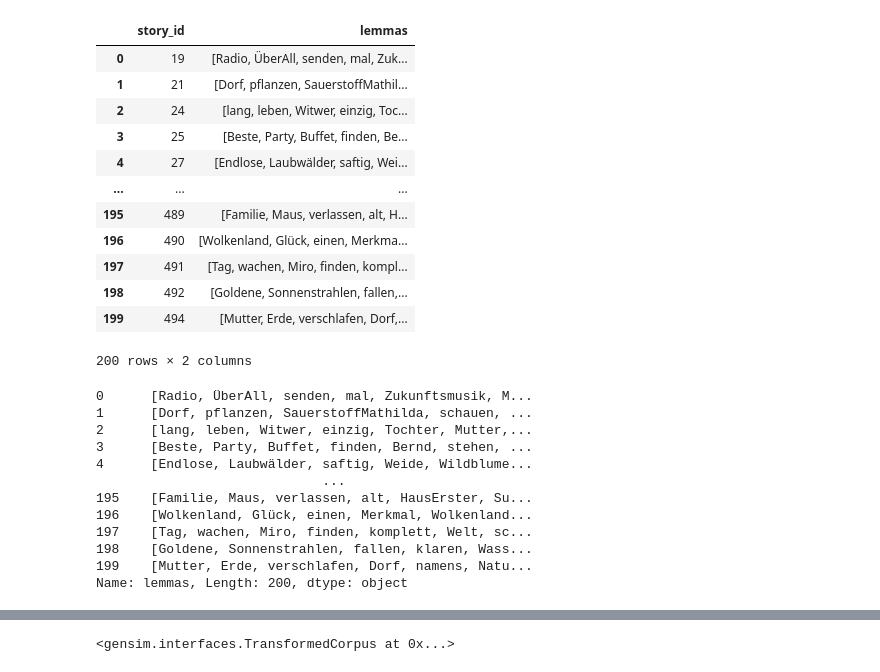
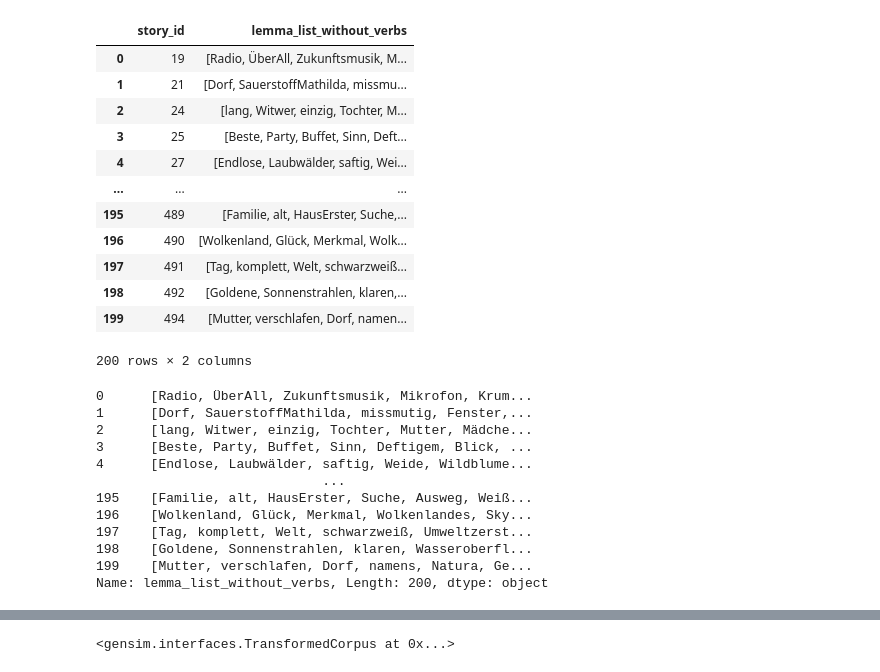
Before and after one commit to JSTech2020/group_a, a Jupyter notebook: model-training/examples/TopicModelingLDA.ipynb, the cells around one changed output, grey strips where cells are left out. Drawn from its saved outputs; the diff is of its cells as text; code cells hidden in the pictures.

```diff
--- a/model-training/examples/TopicModelingLDA.ipynb
+++ b/model-training/examples/TopicModelingLDA.ipynb
@@ -8,35 +8,35 @@ from pymongo import MongoClient
 # %%
 # define params for db operations
 uri = 'mongodb://localhost:27017/'
 database = 'zs_database'
-collection_fetch = 'autotags'
+collection_fetch = 'autotags_v2'
 collection_push = 'similarities'
 
 # initiate variables
 df = pd.DataFrame()
 db = object
 
 # connect to db. TODO: Handle exception cases
 client = MongoClient(uri)
 db = client[database]
 
 # retrieving required data
-df = pd.DataFrame(list(db[collection_fetch].find({}, {"_id":0, "lemmas": 1, "story_id": 1})))
+df = pd.DataFrame(list(db[collection_fetch].find({}, {"_id":0, "lemma_list_without_verbs": 1, "story_id": 1})))
 
 df
 # %% [output]
-|  | story_id | lemmas |
-| 0 | 19 | [Radio, ÜberAll, senden, mal, Zuk... |
-| 1 | 21 | [Dorf, pflanzen, SauerstoffMathil... |
-| 2 | 24 | [lang, leben, Witwer, einzig, Toc... |
-| 3 | 25 | [Beste, Party, Buffet, finden, Be... |
+|  | story_id | lemma_list_without_verbs |
+| 0 | 19 | [Radio, ÜberAll, Zukunftsmusik, M... |
+| 1 | 21 | [Dorf, SauerstoffMathilda, missmu... |
+| 2 | 24 | [lang, Witwer, einzig, Tochter, M... |
+| 3 | 25 | [Beste, Party, Buffet, Sinn, Deft... |
 | 4 | 27 | [Endlose, Laubwälder, saftig, Wei... |
 | ... | ... | ... |
-| 195 | 489 | [Familie, Maus, verlassen, alt, H... |
-| 196 | 490 | [Wolkenland, Glück, einen, Merkma... |
-| 197 | 491 | [Tag, wachen, Miro, finden, kompl... |
-| 198 | 492 | [Goldene, Sonnenstrahlen, fallen,... |
-| 199 | 494 | [Mutter, Erde, verschlafen, Dorf,... |
+| 195 | 489 | [Familie, alt, HausErster, Suche,... |
+| 196 | 490 | [Wolkenland, Glück, Merkmal, Wolk... |
+| 197 | 491 | [Tag, komplett, Welt, schwarzweiß... |
+| 198 | 492 | [Goldene, Sonnenstrahlen, klaren,... |
+| 199 | 494 | [Mutter, verschlafen, Dorf, namen... |
 200 rows × 2 columns
 # %%
 import gensim
@@ -44,21 +44,21 @@ import string
 from gensim import corpora
 from gensim.corpora.dictionary import Dictionary
 # %%
-final_doc = df["lemmas"]
+final_doc = df["lemma_list_without_verbs"]
 final_doc
 # %% [output]
-0      [Radio, ÜberAll, senden, mal, Zukunftsmusik, M...
-1      [Dorf, pflanzen, SauerstoffMathilda, schauen, ...
-2      [lang, leben, Witwer, einzig, Tochter, Mutter,...
-3      [Beste, Party, Buffet, finden, Bernd, stehen, ...
+0      [Radio, ÜberAll, Zukunftsmusik, Mikrofon, Krum...
+1      [Dorf, SauerstoffMathilda, missmutig, Fenster,...
+2      [lang, Witwer, einzig, Tochter, Mutter, Mädche...
+3      [Beste, Party, Buffet, Sinn, Deftigem, Blick, ...
 4      [Endlose, Laubwälder, saftig, Weide, Wildblume...
                              ...
-195    [Familie, Maus, verlassen, alt, HausErster, Su...
-196    [Wolkenland, Glück, einen, Merkmal, Wolkenland...
-197    [Tag, wachen, Miro, finden, komplett, Welt, sc...
-198    [Goldene, Sonnenstrahlen, fallen, klaren, Wass...
-199    [Mutter, Erde, verschlafen, Dorf, namens, Natu...
-Name: lemmas, Length: 200, dtype: object
+195    [Familie, alt, HausErster, Suche, Ausweg, Weiß...
+196    [Wolkenland, Glück, Merkmal, Wolkenlandes, Sky...
+197    [Tag, komplett, Welt, schwarzweiß, Umweltzerst...
+198    [Goldene, Sonnenstrahlen, klaren, Wasseroberfl...
+199    [Mutter, verschlafen, Dorf, namens, Natura, Ge...
+Name: lemma_list_without_verbs, Length: 200, dtype: object
 # %%
 final_doc[0]
 # %% [output]
```
Also changed, not shown: parts of 12 cells of this notebook, 3 other files.
